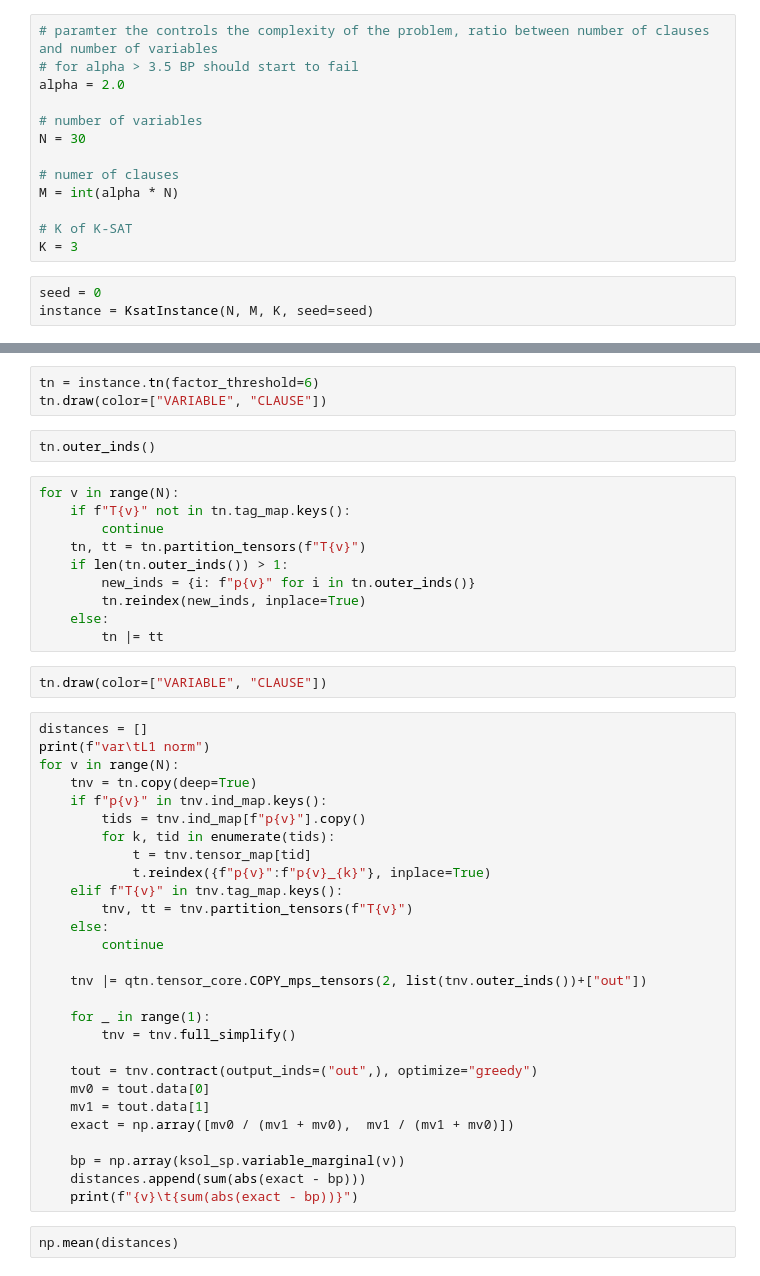
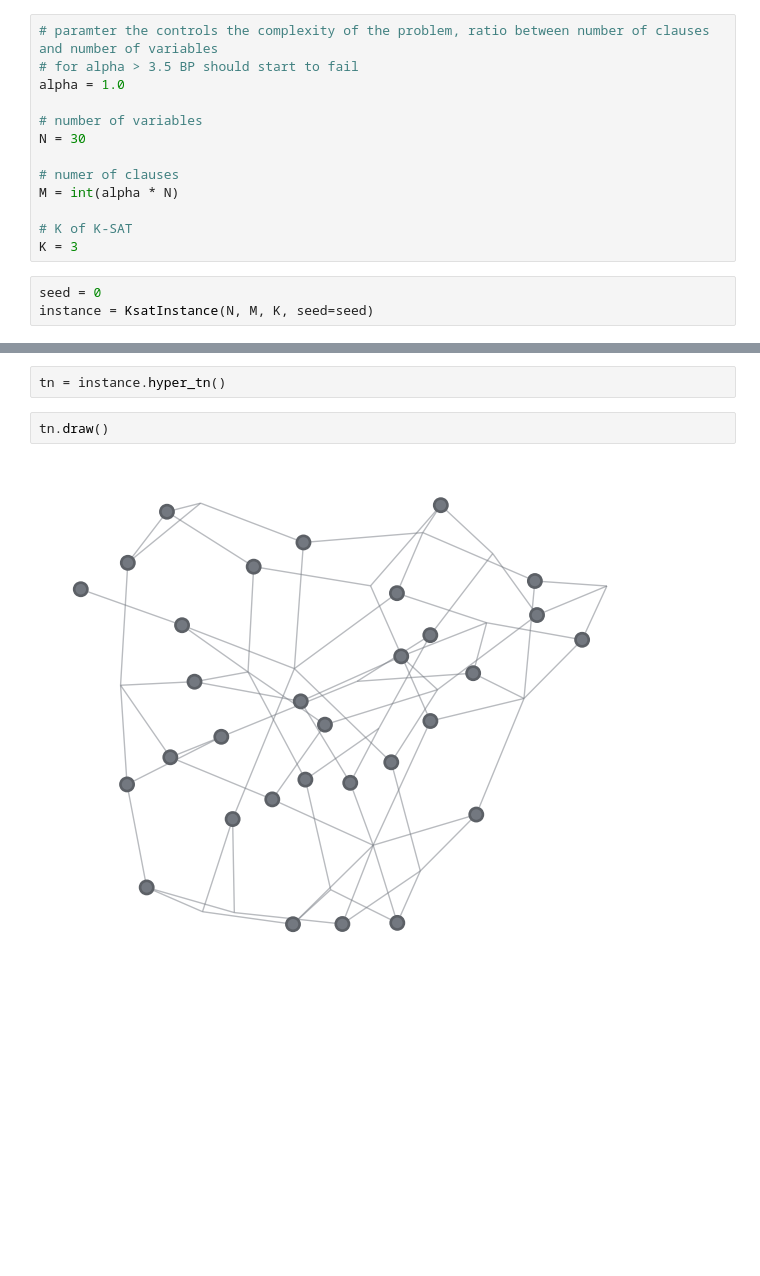
Before and after one commit to awslabs/tensor-message-passing, a Jupyter notebook: tnmpa/examples/compare_BP_exact.ipynb, the cells around one changed output, grey strips where cells are left out. Drawn from its saved outputs; the diff is of its cells as text; blank space fills up the shorter version.

Commit message:
adjust examples to factor graph refactor

```diff
--- a/tnmpa/examples/compare_BP_exact.ipynb
+++ b/tnmpa/examples/compare_BP_exact.ipynb
@@ -11,7 +14,7 @@ import numpy as np
 # %%
 # paramter the controls the complexity of the problem, ratio between number of clauses and number of variables
 # for alpha > 3.5 BP should start to fail
-alpha = 2.0
+alpha = 1.0
 
 # number of variables
 N = 30
@@ -33,47 +40,6 @@ ksol_sp.entropy / N
 # %%
-tn = instance.tn(factor_threshold=6)
-tn.draw(color=["VARIABLE", "CLAUSE"])
+tn = instance.hyper_tn()
-# %%
-tn.outer_inds()
-# %%
-for v in range(N):
-    if f"T{v}" not in tn.tag_map.keys():
-        continue
-    tn, tt = tn.partition_tensors(f"T{v}")
-    if len(tn.outer_inds()) > 1:
-        new_inds = {i: f"p{v}" for i in tn.outer_inds()}
-        tn.reindex(new_inds, inplace=True)
-    else:
-        tn |= tt
-# %%
-tn.draw(color=["VARIABLE", "CLAUSE"])
-# %%
-distances = []
-print(f"var\tL1 norm")
-for v in range(N):
-    tnv = tn.copy(deep=True)
-    if f"p{v}" in tnv.ind_map.keys():
-        tids = tnv.ind_map[f"p{v}"].copy()
-        for k, tid in enumerate(tids):
-            t = tnv.tensor_map[tid]
-            t.reindex({f"p{v}":f"p{v}_{k}"}, inplace=True)
-    elif f"T{v}" in tnv.tag_map.keys():
-        tnv, tt = tnv.partition_tensors(f"T{v}")
-    else:
-        continue
-
-    tnv |= qtn.tensor_core.COPY_mps_tensors(2, list(tnv.outer_inds())+["out"])
-
-    for _ in range(1):
-        tnv = tnv.full_simplify()
-
-    tout = tnv.contract(output_inds=("out",), optimize="greedy")
-    mv0 = tout.data[0]
-    mv1 = tout.data[1]
-    exact = np.array([mv0 / (mv1 + mv0),  mv1 / (mv1 + mv0)])
-
-    bp = np.array(ksol_sp.variable_marginal(v))
-    distances.append(sum(abs(exact - bp)))
-    print(f"{v}\t{sum(abs(exact - bp))}")
-# %%
-np.mean(distances)
+# %%
+tn.draw()
+# %% [output]
+[figure, added]
```
Also changed, not shown: parts of 5 cells of this notebook, 8 other files.
